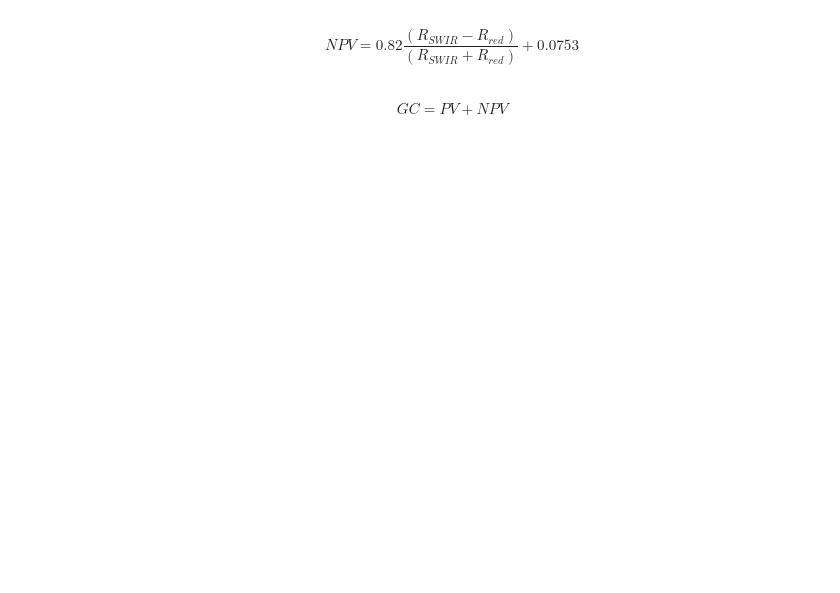
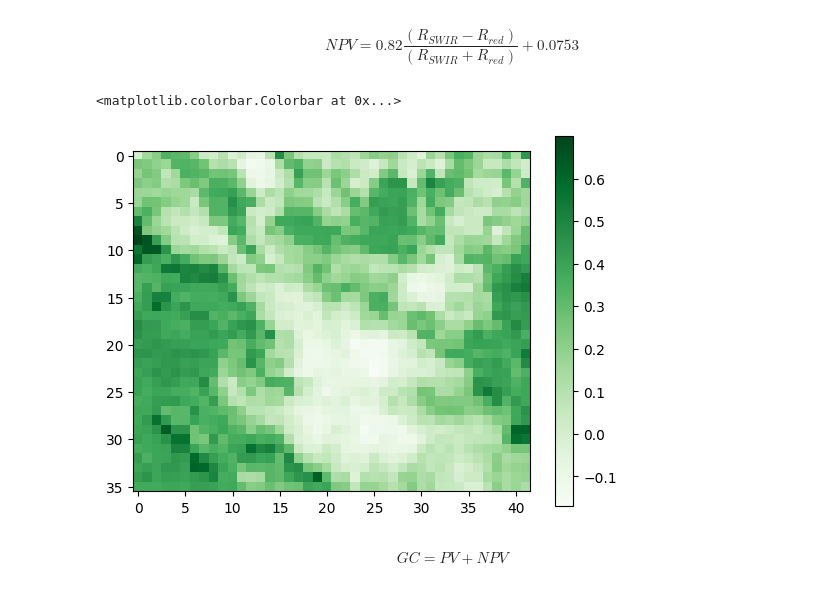
Before and after one commit to nfonseka/eSoil, a Jupyter notebook: soilErosion.ipynb, the cells around one changed output. Saved outputs shown, nothing was run; the diff lists cells and outputs as text; code cells hidden in the pictures; blank space fills up the shorter version.

```diff
--- a/soilErosion.ipynb
+++ b/soilErosion.ipynb
@@ -244,10 +358,17 @@ NPV = 0.82\frac{(R_{SWIR} - R_{red})}{(R_{SWIR} + R_{red})} + 0.0753
 $$
 # %%
 # Get the bands
-swir = ee.ImageCollection("LANDSAT/LC08/C02/T1_L2").filterDate(date_from, date_to).select('SR_B6').filterBounds(aoi).mean()
+swir = dataset.select('SR_B6').mean().clip(aoi)
+# NPV
+A = swir.subtract(red).divide(swir.add(red))
+NPV = ee.Image(0.82).multiply(A).add(ee.Image(0.0753))
 
-# NPV
-NPV = ee.Image(0.82).multiply(swir.subtract(red)).divide(swir.add(red)).add(ee.Image(0.0753))
+NPV_array = geemap.ee_to_numpy(NPV, region=aoi, scale=1000)
+plt.imshow(NPV_array, cmap='Greens')
+plt.colorbar()
+# %% [output]
+<matplotlib.colorbar.Colorbar at 0x...>
+[figure, added]
 # %% [markdown]
 $$
 GC = PV + NPV
```
Also changed, not shown: parts of 14 cells of this notebook, 10 other files.
